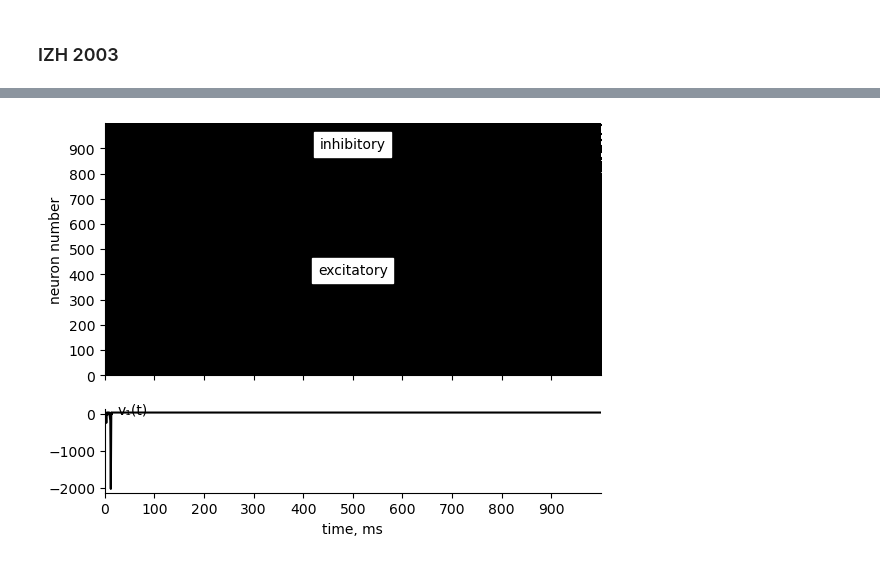
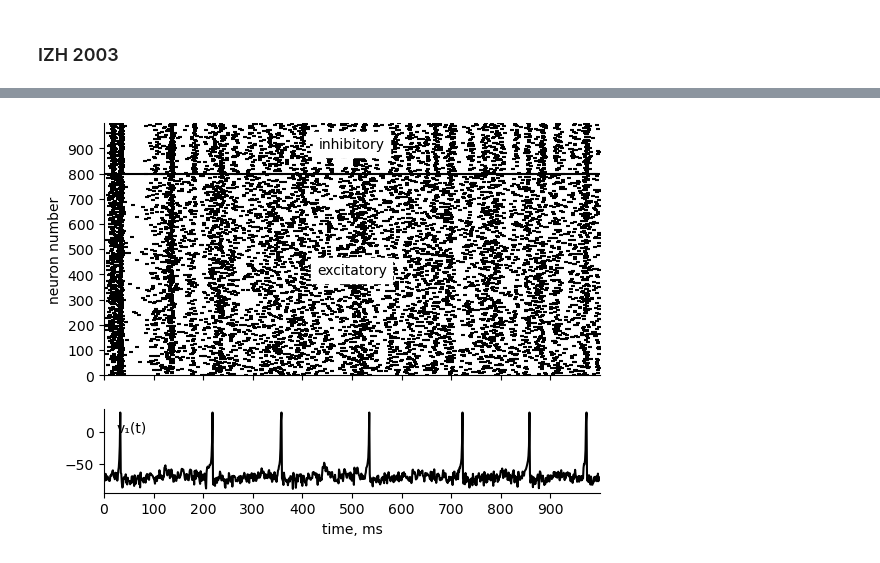
Before and after one commit to y-ng/SYDE-552, a Jupyter notebook: main.ipynb, the cells around one changed output, grey strips where cells are left out. Drawn from its saved outputs; the diff is of its cells as text; code cells hidden in the pictures.

```diff
--- a/main.ipynb
+++ b/main.ipynb
@@ -169,7 +169,7 @@ eqs = """dv/dt = (0.04*v**2 + 5*v + 140 - u + I + I_noise )/ms : 1
        """
 
 # test equations for 2007
-E = -65
+E = -55
 eqs_test = """dv/dt = (0.04*v**2 + 5*v + 140 - u*(E-v) + I + I_noise )/ms : 1
               du/dt = (a*(b*v - u))/ms  : 1
               I : 1
@@ -181,7 +181,7 @@ eqs_test = """dv/dt = (0.04*v**2 + 5*v + 140 - u*(E-v) + I + I_noise )/ms : 1
            """
 
 # changed eqs to eqs_test here
-N = NeuronGroup(Ne + Ni, eqs_test, threshold="v>=30", reset="v=c; u+=d", method="euler")
+N = NeuronGroup(Ne + Ni, eqs, threshold="v>=30", reset="v=c; u+=d", method="euler")
 N.v = -65
 
 N_exc = N[:Ne]
@@ -248 +244 @@ WARNING    neurongroup_1_subgroup_1's variable 'u' has NaN, very large values, o
-[figure, old version]
+[figure, new version]
```
Also changed, not shown: parts of 3 cells of this notebook.
